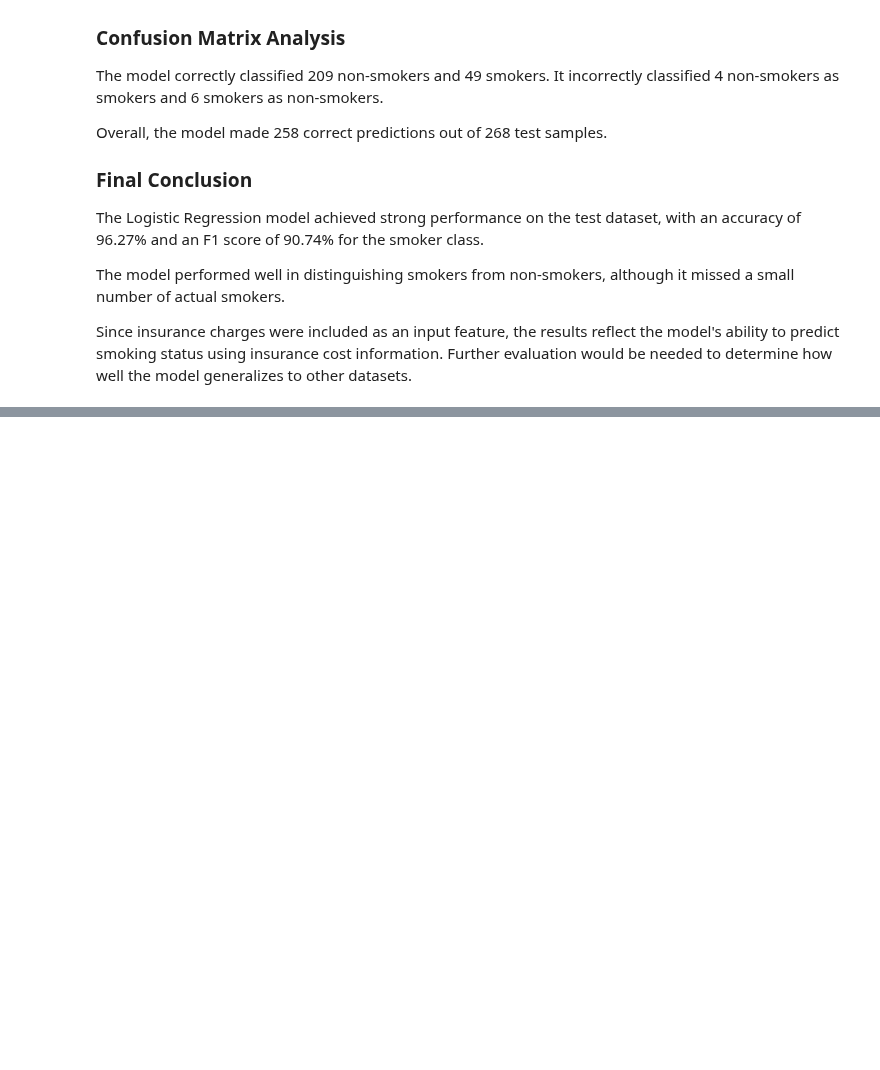
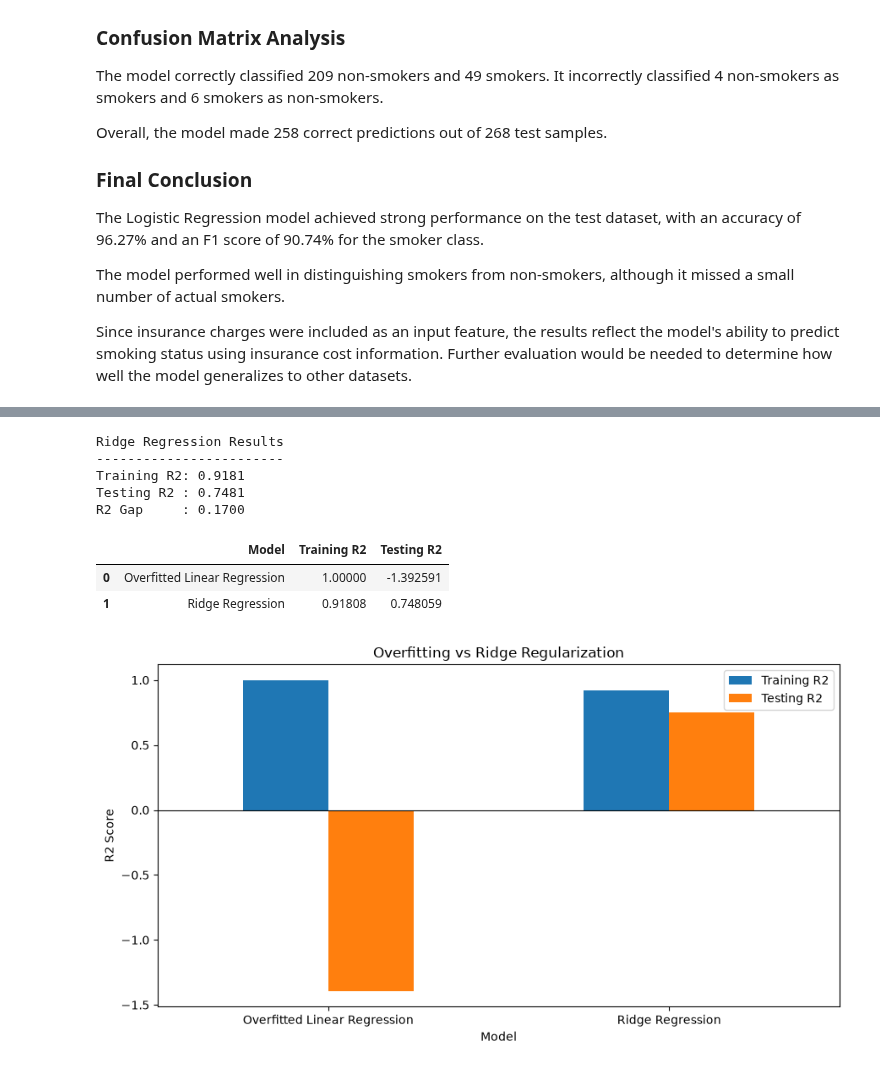
Before and after one commit to k1222004kumar-create/insurance-ml-project, a Jupyter notebook: Notebook/insurance_analysis.ipynb, the cells around one changed output, grey strips where cells are left out. Drawn from its saved outputs; the diff is of its cells as text; code cells hidden in the pictures; blank space fills up the shorter version.

```diff
--- a/Notebook/insurance_analysis.ipynb
+++ b/Notebook/insurance_analysis.ipynb
@@ -1014,0 +1277,66 @@ Since insurance charges were included as an input feature, the results reflect t
+# %%
+
+# Condition 1 - Solve Overfitting Using Ridge Regression
+
+from sklearn.linear_model import Ridge
+from sklearn.preprocessing import StandardScaler
+from sklearn.metrics import r2_score
+
+# Scale polynomial features for Ridge Regression
+ridge_scaler = StandardScaler()
+
+X_train_ridge = ridge_scaler.fit_transform(X_train_poly)
+X_test_ridge = ridge_scaler.transform(X_test_poly)
+
+# Apply Ridge regularization
+ridge_model = Ridge(alpha=100.0)
+
+ridge_model.fit(X_train_ridge, y_small)
+
+# Predictions
+ridge_train_pred = ridge_model.predict(X_train_ridge)
+ridge_test_pred = ridge_model.predict(X_test_ridge)
+
+# Evaluation
+ridge_train_r2 = r2_score(y_small, ridge_train_pred)
+ridge_test_r2 = r2_score(y_test, ridge_test_pred)
+
+print("Ridge Regression Results")
+print("------------------------")
+print(f"Training R2: {ridge_train_r2:.4f}")
+print(f"Testing R2 : {ridge_test_r2:.4f}")
+print(f"R2 Gap     : {ridge_train_r2 - ridge_test_r2:.4f}")
+# %% [output]
+Ridge Regression Results
+------------------------
+Training R2: 0.9181
+Testing R2 : 0.7481
+R2 Gap     : 0.1700
+# %%
+
+import pandas as pd
+import matplotlib.pyplot as plt
+
+comparison = pd.DataFrame({
+    "Model": ["Overfitted Linear Regression", "Ridge Regression"],
+    "Training R2": [overfit_train_r2, ridge_train_r2],
+    "Testing R2": [overfit_test_r2, ridge_test_r2]
+})
+
+display(comparison)
+
+comparison.set_index("Model")[
+    ["Training R2", "Testing R2"]
+].plot(kind="bar", figsize=(9, 5))
+
+plt.title("Overfitting vs Ridge Regularization")
+plt.ylabel("R2 Score")
+plt.axhline(0, color="black", linewidth=0.8)
+plt.xticks(rotation=0)
+plt.tight_layout()
+plt.show()
+# %% [output]
+|  | Model | Training R2 | Testing R2 |
+| 0 | Overfitted Linear Regression | 1.00000 | -1.392591 |
+| 1 | Ridge Regression | 0.91808 | 0.748059 |
+[figure, added]
```
Also changed, not shown: parts of 21 cells of this notebook.
